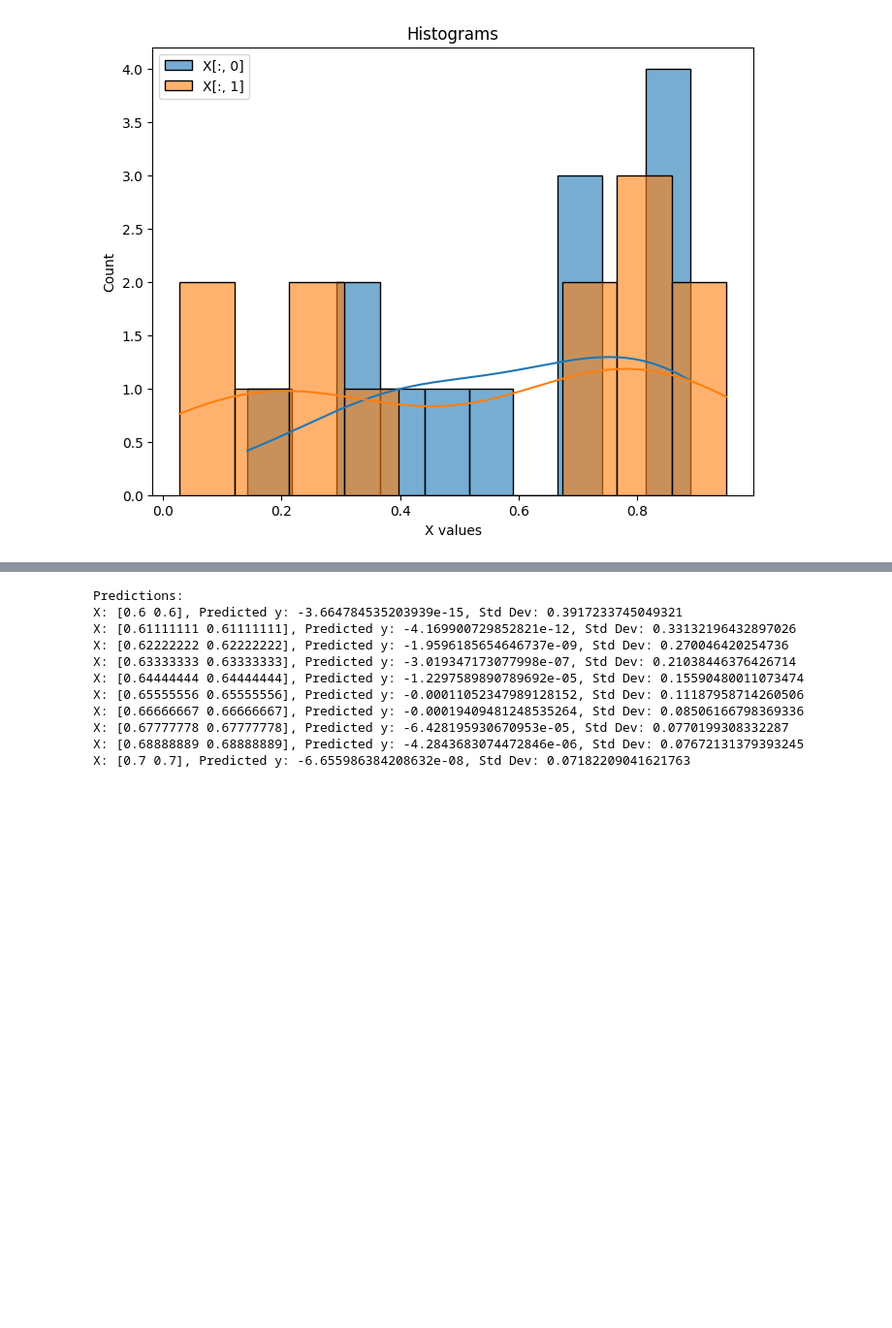
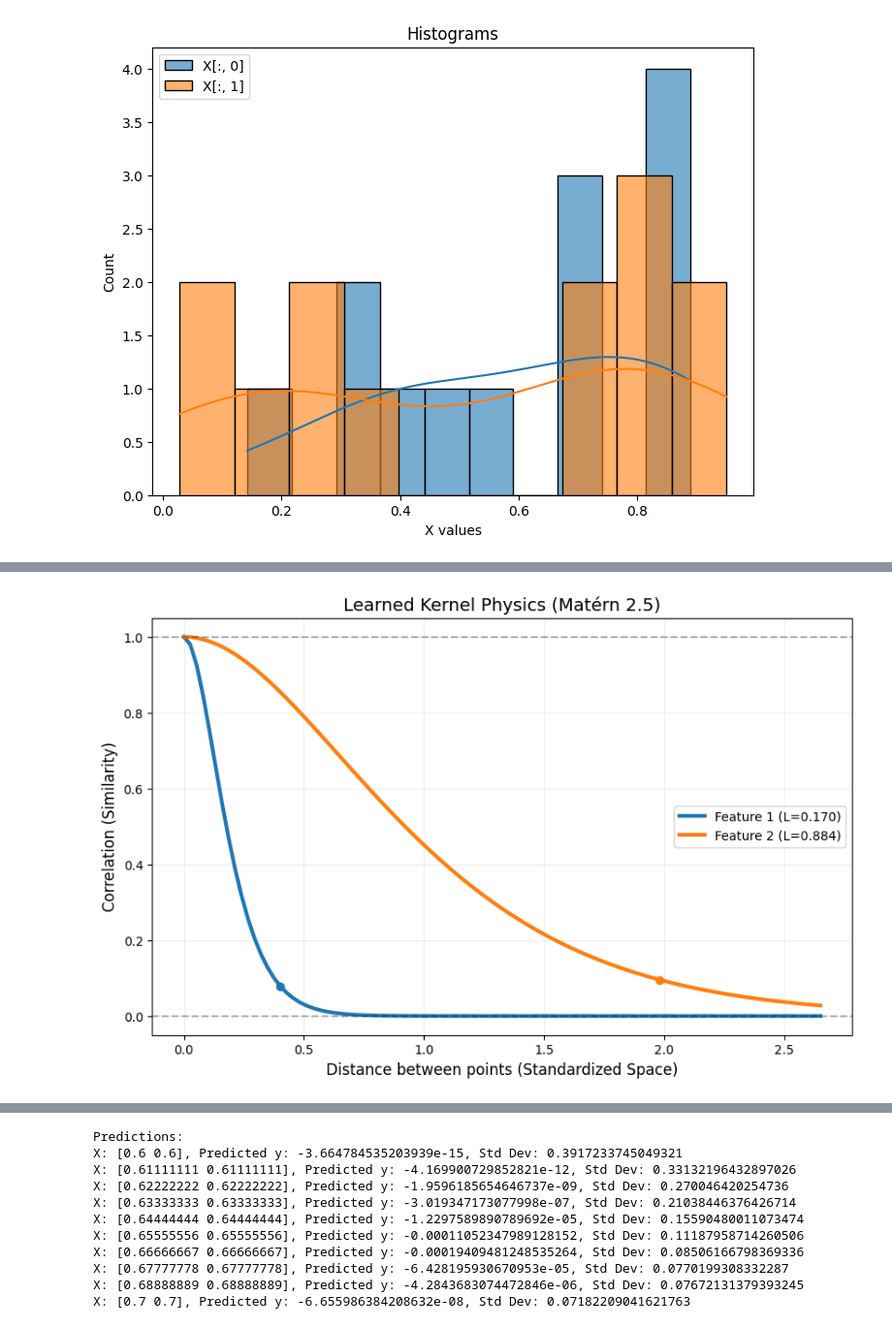
Before and after one commit to ja-michel/capstone_imperial_ml_ai, a Jupyter notebook: notebooks/w1/f2.ipynb, the cells around one changed output, grey strips where cells are left out. Shown at 97% size. Cells and saved outputs as stored; diff of their text form; code cells hidden in the pictures; blank space fills up the shorter version.

```diff
--- a/notebooks/w1/f2.ipynb
+++ b/notebooks/w1/f2.ipynb
@@ -64,18 +83,10 @@ PlotUtils.scatter(X_transformed, y_transformed)
 # %%
-
 from sklearn.gaussian_process import GaussianProcessRegressor
 from sklearn.gaussian_process.kernels import Matern, WhiteKernel
 
-# 1. Matern(nu=2.5): The 5/2 kernel we discussed.
-# 2. WhiteKernel: This handles "Noise". It tells the model
-#    "The data isn't perfect, allow for some wiggle room."
-kernel = Matern(length_scale=[1.0, 1.0], length_scale_bounds=(1e-2, 10.0), nu=2.5) + WhiteKernel(noise_level=1e-5, noise_level_bounds=(1e-5, 1e1))
-
-model = GaussianProcessRegressor(kernel=kernel, n_restarts_optimizer=100, normalize_y=True)
-
+kernel = Matern(length_scale=[0.3, 0.3], length_scale_bounds=(1e-2, 1e5), nu=2.5) + WhiteKernel(noise_level=1e-5, noise_level_bounds=(1e-28, 1e1))
+model = GaussianProcessRegressor(kernel=kernel, n_restarts_optimizer=20, normalize_y=False)
 model.fit(X_transformed, y_transformed)
-
-
 print("Model Trained.")
 print(f"Learned Kernel Parameters: {model.kernel_}")
 # %% [output]
@@ -89,0 +210,70 @@ PlotUtils.scatter(X, y)
+# %%
+import numpy as np
+import matplotlib.pyplot as plt
+from sklearn.gaussian_process.kernels import Matern
+
+def visualize_learned_kernel(model):
+    """
+    Plots the Correlation vs. Distance for each feature in the learned kernel.
+    """
+    # 1. Extract the learned kernel (The Matern part)
+    # Note: model.kernel_ is usually (Matern + WhiteKernel).
+    # We need to find the Matern part to get the length scales.
+
+    learned_kernel = model.kernel_
+
+    # If it's a Sum (Matern + Noise), getting the Matern part:
+    if hasattr(learned_kernel, 'k1') and isinstance(learned_kernel.k1, Matern):
+        matern_part = learned_kernel.k1
+    elif hasattr(learned_kernel, 'k2') and isinstance(learned_kernel.k2, Matern):
+        matern_part = learned_kernel.k2
+    else:
+        # Fallback: assume the whole thing is Matern if no noise kernel was added
+        matern_part = learned_kernel
+
+    length_scales = matern_part.length_scale
+    nu = matern_part.nu
+
+    print(f"Learned Length Scales: {length_scales}")
+    print(f"Smoothness (nu): {nu}")
+
+    # 2. Setup the Plot
+    # We plot distance from 0 to 3x the max length scale to see the full decay
+    max_ls = np.max(length_scales)
+    d = np.linspace(0, max_ls * 3, 100)
+
+    plt.figure(figsize=(10, 6))
+
+    # 3. Calculate and Plot Decay for each Feature
+    # Formula for Matern 5/2 correlation:
+    # (1 + sqrt(5)*d/L + 5*d^2/(3*L^2)) * exp(-sqrt(5)*d/L)
+
+    colors = ['#1f77b4', '#ff7f0e'] # Blue, Orange
+
+    for i, L in enumerate(length_scales):
+        # We manually compute the correlation vector for visualization
+        # This is strictly the Matern correlation formula
+        sqrt_5 = np.sqrt(5)
+        scaled_d = d / L
+        correlation = (1 + sqrt_5 * scaled_d + (5/3) * (scaled_d**2)) * np.exp(-sqrt_5 * scaled_d)
+
+        plt.plot(d, correlation, lw=3, color=colors[i % 2], label=f'Feature {i+1} (L={L:.3f})')
+
+        # Mark the point where correlation drops to ~0.1 (effectively "uncorrelated")
+        cutoff_idx = np.searchsorted(-correlation, -0.1) # efficient search
+        if cutoff_idx < len(d):
+            plt.scatter(d[cutoff_idx], correlation[cutoff_idx], color=colors[i % 2], zorder=5)
+
+    # 4. Styling
+    plt.title(f"Learned Kernel Physics (Matérn {nu})", fontsize=14)
+    plt.xlabel("Distance between points (Standardized Space)", fontsize=12)
+    plt.ylabel("Correlation (Similarity)", fontsize=12)
+    plt.axhline(0, color='black', alpha=0.3, linestyle='--')
+    plt.axhline(1.0, color='black', alpha=0.3, linestyle='--')
+    plt.grid(True, alpha=0.2)
+    plt.legend()
+    plt.show()
+
+# Run it on your trained model
+visualize_learned_kernel(model) # Assumes 'model' is your fitted gp
+# %% [output]
@@ -89,0 +282 @@ PlotUtils.scatter(X, y)
+[figure, added]
```
Also changed, not shown: parts of 17 cells of this notebook.
